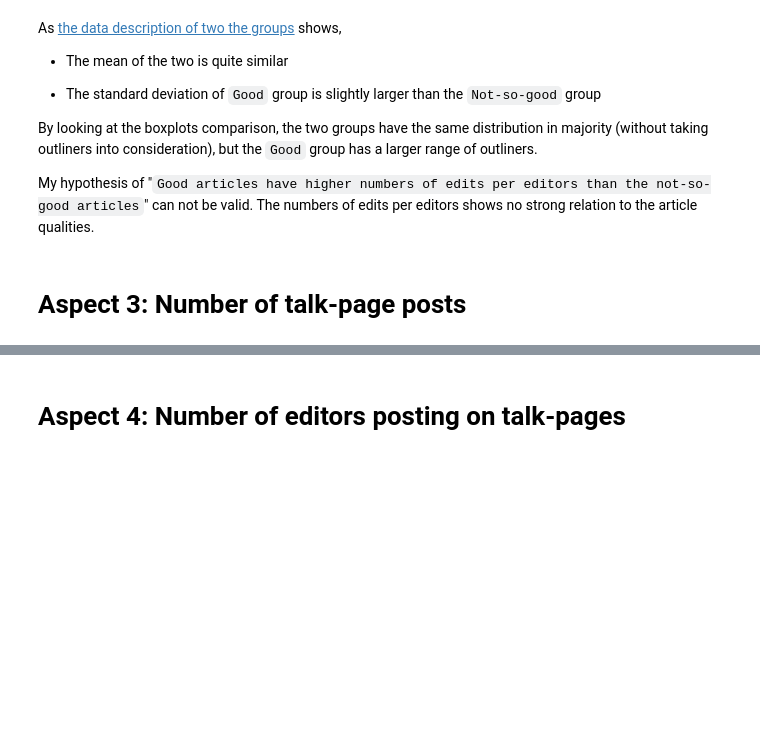
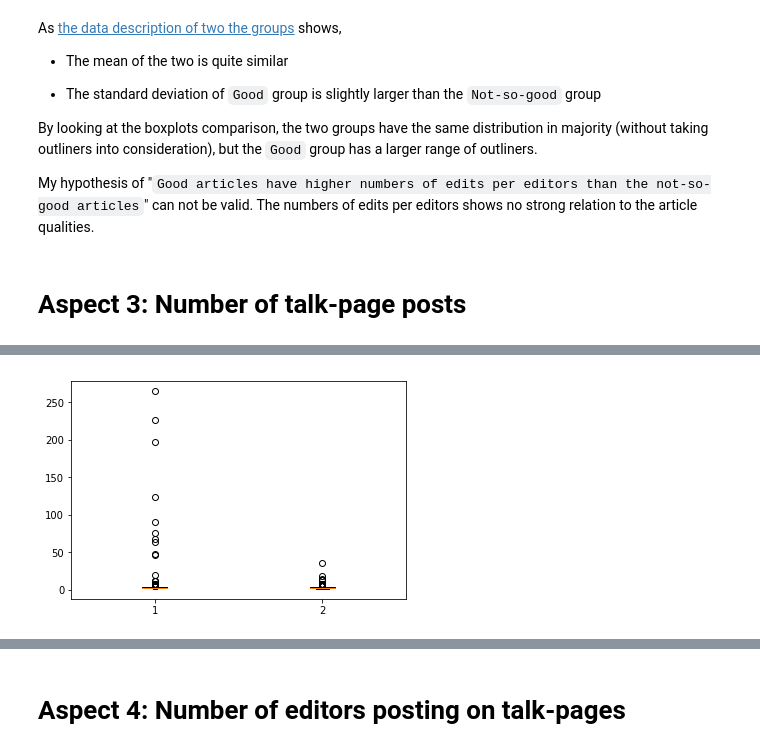
Before and after one commit to wenoptics/social-data-analysis, a Jupyter notebook: analysis_report.ipynb, the cells around one changed output, grey strips where cells are left out. Drawn from its saved outputs; the diff is of its cells as text; code cells hidden in the pictures; blank space fills up the shorter version.

```diff
--- a/analysis_report.ipynb
+++ b/analysis_report.ipynb
@@ -249,0 +402,4 @@ My hypothesis of "`Good articles have higher numbers of edits per editors than t
+# %%
+_=plt.boxplot([task3_good, task3_nsgood], showfliers=True)
+# %% [output]
+[figure, added]
```
Also changed, not shown: parts of 52 cells of this notebook, 1 other file.
